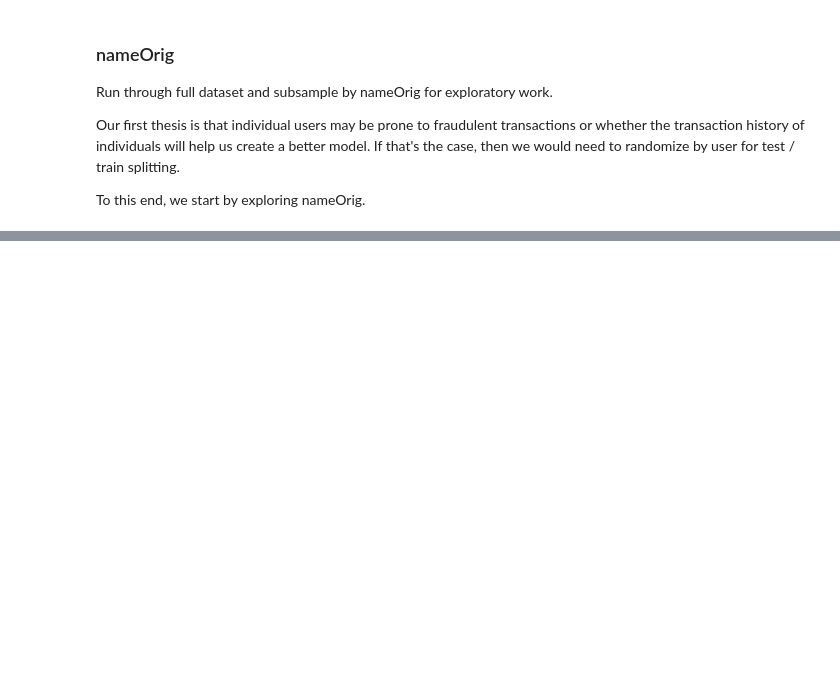
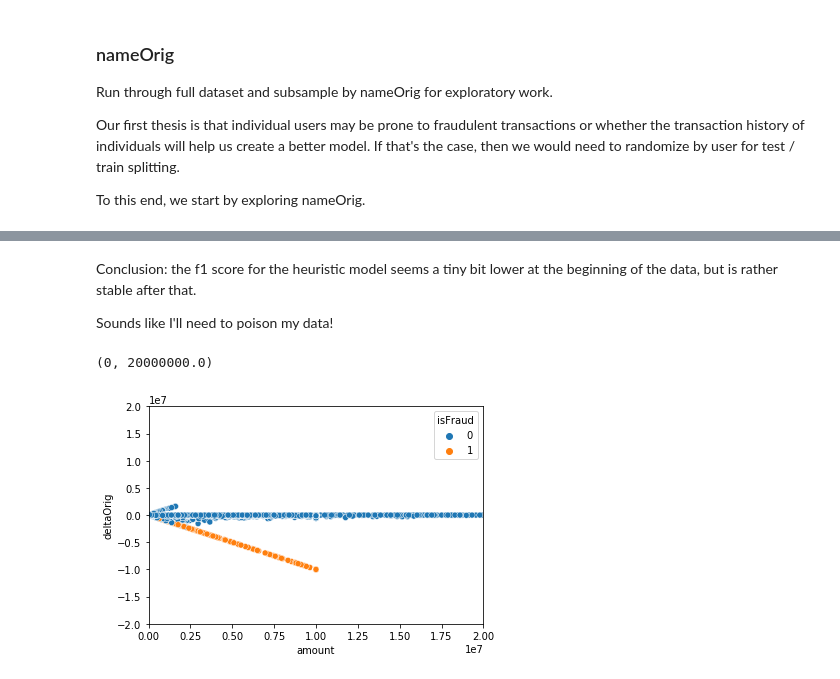
Before and after one commit to TopQuirk67/AWS-ML-Blackbelt-BankingFraud, a Jupyter notebook: Banking Fraud Data Exploration.ipynb, the cells around one changed output, grey strips where cells are left out. Saved outputs shown, nothing was run; the diff lists cells and outputs as text; code cells hidden in the pictures; blank space fills up the shorter version.

```diff
--- a/Banking Fraud Data Exploration.ipynb
+++ b/Banking Fraud Data Exploration.ipynb
@@ -75,0 +174,4 @@ df_sample
+# %%
+# Features for heuristic
+df['fraud_prediction']=df.apply(predict_fraud,axis=1)
+# df['fraud_prediction_nolook']=df.apply(predict_fraud_nolookahead,axis=1)
@@ -111,0 +249,4 @@ Conclusion: the maximum number of repeated transactions is small
+# %%
+df.drop(['nameOrig','nameDest','isFlaggedFraud'],axis=1,inplace=True)
+df_isfraud.drop(['nameOrig','nameDest','isFlaggedFraud'],axis=1,inplace=True)
+df_isnotfraud.drop(['nameOrig','nameDest','isFlaggedFraud'],axis=1,inplace=True)
@@ -134,0 +342,14 @@ array(['C1232579010', 'C233417034', 'C16389454', ..., 'C1545515550',
+# %% [markdown]
+Conclusion: the f1 score for the heuristic model seems a tiny bit lower at the beginning of the data, but is rather stable after that.
+
+Sounds like I'll need to poison my data!
+# %%
+SUBSAMPLE=0.1
+df_plot_subsample = df.sample(frac = SUBSAMPLE)
+# %%
+fig=sns.scatterplot(data=df_plot_subsample,x='amount',y='deltaOrig',hue='isFraud')
+fig.set_ylim(-2e7, 2e7)
+fig.set_xlim(0, 2e7)
+# %% [output]
+(0, 20000000.0)
+[figure, added]
```
Also changed, not shown: parts of 57 cells of this notebook, 1 other file.
